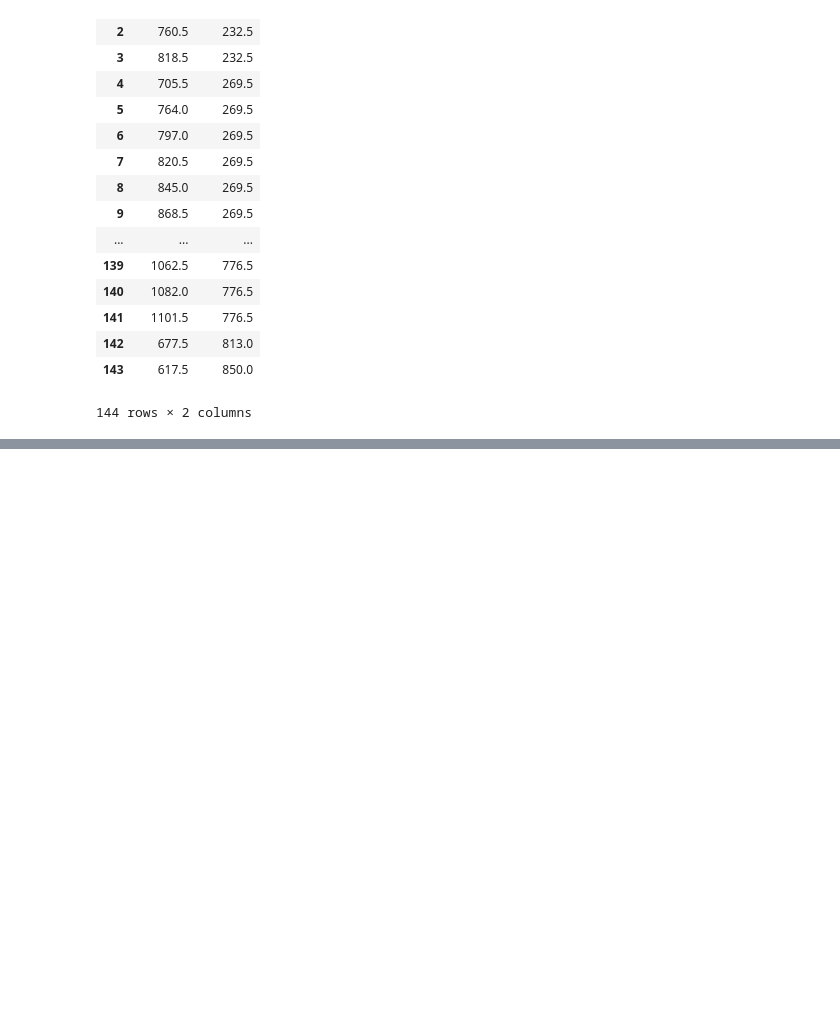
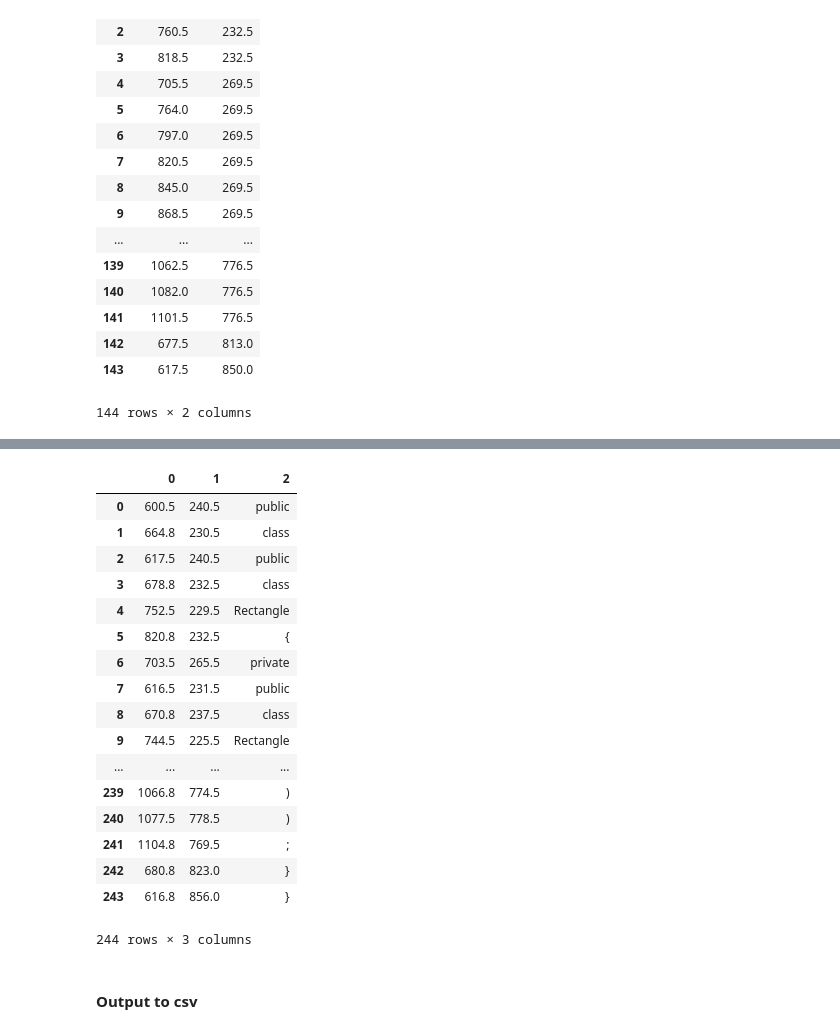
Before and after one commit to nalmadi/EMIP-Toolkit, a Jupyter notebook: Synthetic Dataset.ipynb, the cells around one changed output, grey strips where cells are left out. Cells and saved outputs as stored; diff of their text form; code cells hidden in the pictures; blank space fills up the shorter version.

```diff
--- a/Synthetic Dataset.ipynb
+++ b/Synthetic Dataset.ipynb
@@ -143,0 +185,23 @@ fixations_df
+# %%
+fixations_left_reg_df
+# %% [output]
+|  | 0 | 1 | 2 |
+| 0 | 600.5 | 240.5 | public |
+| 1 | 664.8 | 230.5 | class |
+| 2 | 617.5 | 240.5 | public |
+| 3 | 678.8 | 232.5 | class |
+| 4 | 752.5 | 229.5 | Rectangle |
+| 5 | 820.8 | 232.5 | { |
+| 6 | 703.5 | 265.5 | private |
+| 7 | 616.5 | 231.5 | public |
+| 8 | 670.8 | 237.5 | class |
+| 9 | 744.5 | 225.5 | Rectangle |
+| ... | ... | ... | ... |
+| 239 | 1066.8 | 774.5 | ) |
+| 240 | 1077.5 | 778.5 | ) |
+| 241 | 1104.8 | 769.5 | ; |
+| 242 | 680.8 | 823.0 | } |
+| 243 | 616.8 | 856.0 | } |
+244 rows × 3 columns
+# %% [markdown]
+#### Output to csv
```
Also changed, not shown: parts of 35 cells of this notebook.
